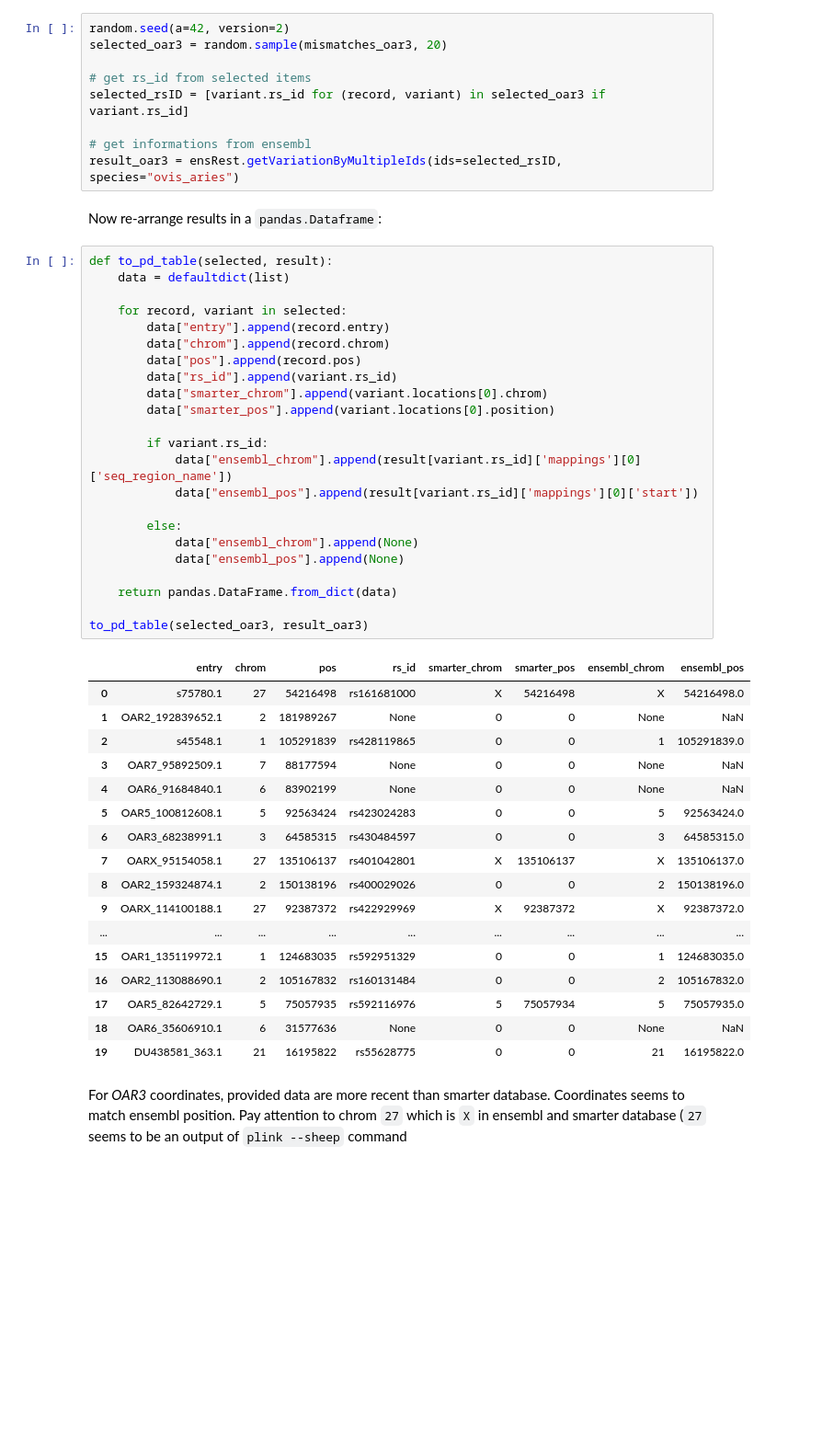
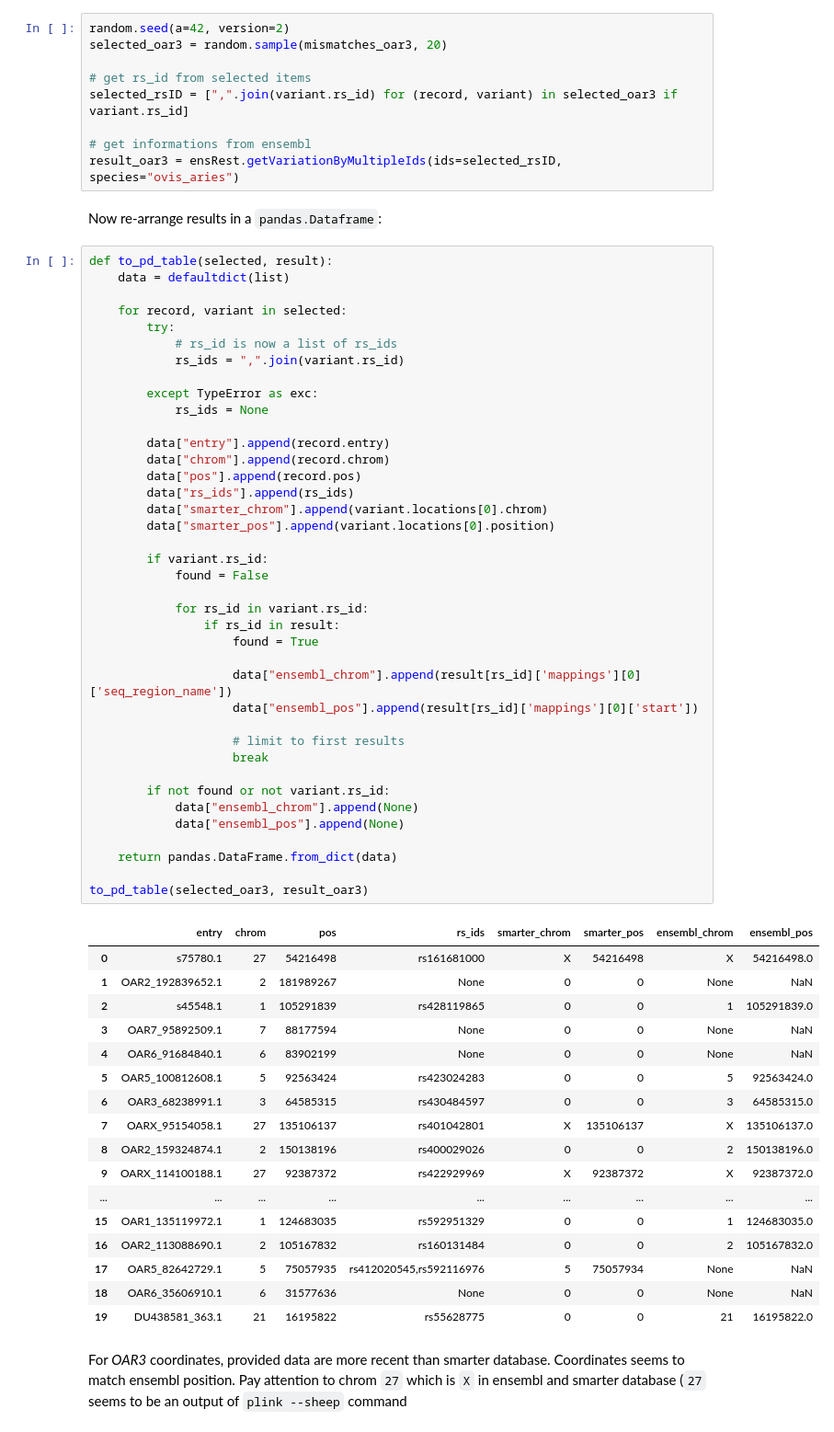
Before and after one commit to cnr-ibba/SMARTER-database, a Jupyter notebook: notebooks/exploratory/0.15.0-bunop-check_sheep_coordinates.ipynb, the cells around one changed output. Shown at 92% size. Saved outputs shown, nothing was run; the diff lists cells and outputs as text; blank space fills up the shorter version.

```diff
--- a/notebooks/exploratory/0.15.0-bunop-check_sheep_coordinates.ipynb
+++ b/notebooks/exploratory/0.15.0-bunop-check_sheep_coordinates.ipynb
@@ -124,7 +124,7 @@ random.seed(a=42, version=2)
 selected_oar3 = random.sample(mismatches_oar3, 20)
 
 # get rs_id from selected items
-selected_rsID = [variant.rs_id for (record, variant) in selected_oar3 if variant.rs_id]
+selected_rsID = [",".join(variant.rs_id) for (record, variant) in selected_oar3 if variant.rs_id]
 
 # get informations from ensembl
 result_oar3 = ensRest.getVariationByMultipleIds(ids=selected_rsID, species="ovis_aries")
@@ -133,28 +133,44 @@ Now re-arrange results in a `pandas.Dataframe`:
 # %%
 def to_pd_table(selected, result):
     data = defaultdict(list)
 
     for record, variant in selected:
+        try:
+            # rs_id is now a list of rs_ids
+            rs_ids = ",".join(variant.rs_id)
+
+        except TypeError as exc:
+            rs_ids = None
+
         data["entry"].append(record.entry)
         data["chrom"].append(record.chrom)
         data["pos"].append(record.pos)
-        data["rs_id"].append(variant.rs_id)
+        data["rs_ids"].append(rs_ids)
         data["smarter_chrom"].append(variant.locations[0].chrom)
         data["smarter_pos"].append(variant.locations[0].position)
 
         if variant.rs_id:
-            data["ensembl_chrom"].append(result[variant.rs_id]['mappings'][0]['seq_region_name'])
-            data["ensembl_pos"].append(result[variant.rs_id]['mappings'][0]['start'])
+            found = False
 
-        else:
+            for rs_id in variant.rs_id:
+                if rs_id in result:
+                    found = True
+
+                    data["ensembl_chrom"].append(result[rs_id]['mappings'][0]['seq_region_name'])
+                    data["ensembl_pos"].append(result[rs_id]['mappings'][0]['start'])
+
+                    # limit to first results
+                    break
+
+        if not found or not variant.rs_id:
             data["ensembl_chrom"].append(None)
             data["ensembl_pos"].append(None)
 
     return pandas.DataFrame.from_dict(data)
 
 to_pd_table(selected_oar3, result_oar3)
 # %% [output]
-|  | entry | chrom | pos | rs_id | smarter_chrom | smarter_pos | ensembl_chrom | ensembl_pos |
+|  | entry | chrom | pos | rs_ids | smarter_chrom | smarter_pos | ensembl_chrom | ensembl_pos |
 | 0 | s75780.1 | 27 | 54216498 | rs161681000 | X | 54216498 | X | 54216498.0 |
 | 1 | OAR2_192839652.1 | 2 | 181989267 | None | 0 | 0 | None | NaN |
 | 2 | s45548.1 | 1 | 105291839 | rs428119865 | 0 | 0 | 1 | 105291839.0 |
@@ -168,7 +184,7 @@ to_pd_table(selected_oar3, result_oar3)
 | ... | ... | ... | ... | ... | ... | ... | ... | ... |
 | 15 | OAR1_135119972.1 | 1 | 124683035 | rs592951329 | 0 | 0 | 1 | 124683035.0 |
 | 16 | OAR2_113088690.1 | 2 | 105167832 | rs160131484 | 0 | 0 | 2 | 105167832.0 |
-| 17 | OAR5_82642729.1 | 5 | 75057935 | rs592116976 | 5 | 75057934 | 5 | 75057935.0 |
+| 17 | OAR5_82642729.1 | 5 | 75057935 | rs412020545,rs592116976 | 5 | 75057934 | None | NaN |
 | 18 | OAR6_35606910.1 | 6 | 31577636 | None | 0 | 0 | None | NaN |
 | 19 | DU438581_363.1 | 21 | 16195822 | rs55628775 | 0 | 0 | 21 | 16195822.0 |
 # %% [markdown]
```
Also changed, not shown: parts of 1 cell of this notebook, 2 other files.
